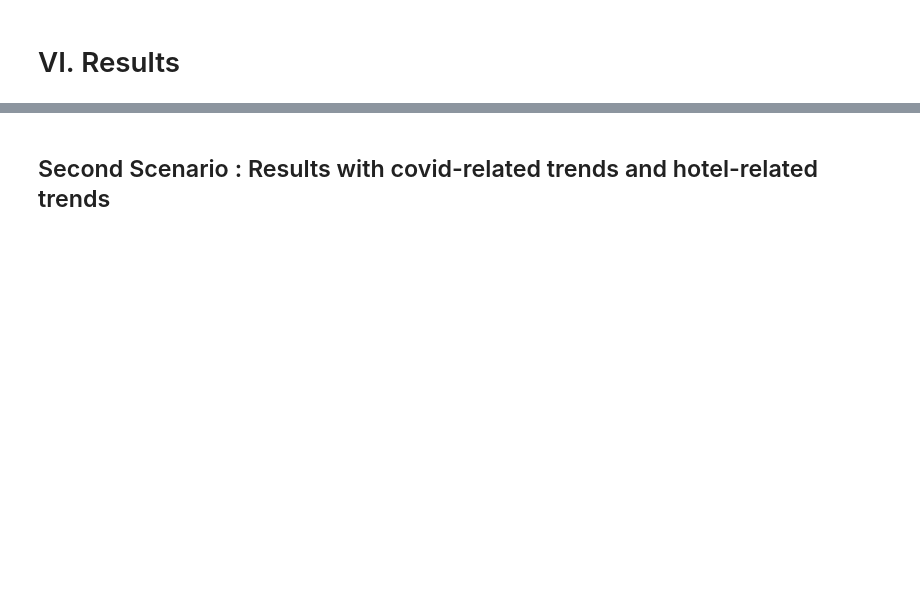
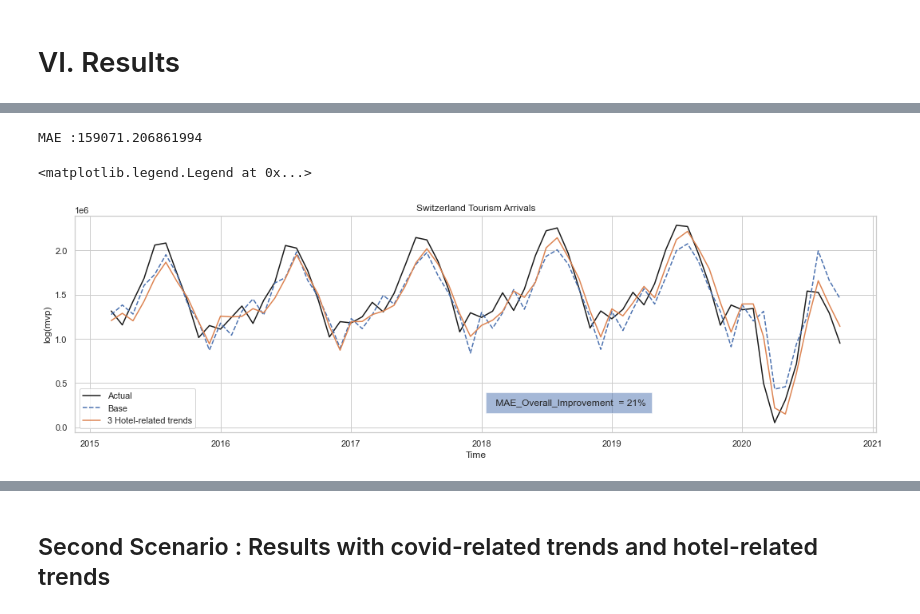
Before and after one commit to naayem/SwissHotelArrivalsPredictor, a Jupyter notebook: Project.ipynb, the cells around one changed output, grey strips where cells are left out. Cells and saved outputs as stored; diff of their text form; code cells hidden in the pictures; blank space fills up the shorter version.

```diff
--- a/Project.ipynb
+++ b/Project.ipynb
@@ -764,7 +764,7 @@ date
 ### Importing trends from topic-analysis
 We select the top 10 words from topic analysis of webscraping (without the three first ones).
 # %%
-topics_trends = ["swiss " + word for word in list(word_count_df.index[3:13])]
+Antoinetopics_trends = ["swiss " + word for word in list(word_count_df.index[3:13])]
 topics_trends
 # %% [output]
 ['swiss travel',
@@ -918,5 +928,5 @@ MAE :179564.86746137557
 # %%
-def chooses_best_features(sum_up_table, top_how_many, lags):
+Antoinedef chooses_best_features(sum_up_table, top_how_many, lags):
 
     sum_up_table=sum_up_table[1+len(lags):]
     sum_up_table=sum_up_table.sort_values(by=['p value'])
@@ -934,6 +954,6 @@ best
 # %%
 trends = category_trends+topics_trends+suggested_trends
-lags = ['t-1','t-2','t-9']
+lags = ['t-1',Antoine't-9']
 
 
 #Makes a model with all the features
@@ -952,20 +984,24 @@ trends
 # %%
 #Simulates with the selected features
 Arrival_prediction_Hotel_Trends, MAE_Hotel_Trends, Table_Hotel_Trends = Auto_Regressive_Model(True_Arrivals, end_date_testing, Arrivals_lags_features,\
                                                                     lags.copy(),\
                                                                     trends.copy(), with_trends = True)
 
 #plot it!
 fig,axes = plt.subplots(figsize=(18,5))
 
 axes.plot(Arrivals_lags_features['Total Arrivals'][start_date_testing:end_date_testing], label = 'Actual',color = 'k')
 axes.plot(base_model_prediction, linestyle='dashed', label='Base')
-axes.plot(Arrival_prediction_Hotel_Trends, label='Switzerland_Hotel_Trend')
+axes.plot(Arrival_prediction_Hotel_Trends, label='3 Hotel-related trends')
 
 
 plt.text('2018-02-01', 0.25*1e6, ' MAE_Overall_Improvement  = {}%'.format(int(100 * np.abs(MAE_Hotel_Trends-Baseline_MAE)/Baseline_MAE)), bbox={ 'alpha':0.5, 'pad':8})
 
 plt.xlabel('Time')
 plt.ylabel('log(mvp)')
 plt.title('Switzerland Tourism Arrivals')
 plt.legend()
+# %% [output]
+MAE :159071.206861994
+<matplotlib.legend.Legend at 0x...>
+[figure, added]
```
Also changed, not shown: parts of 19 cells of this notebook.
